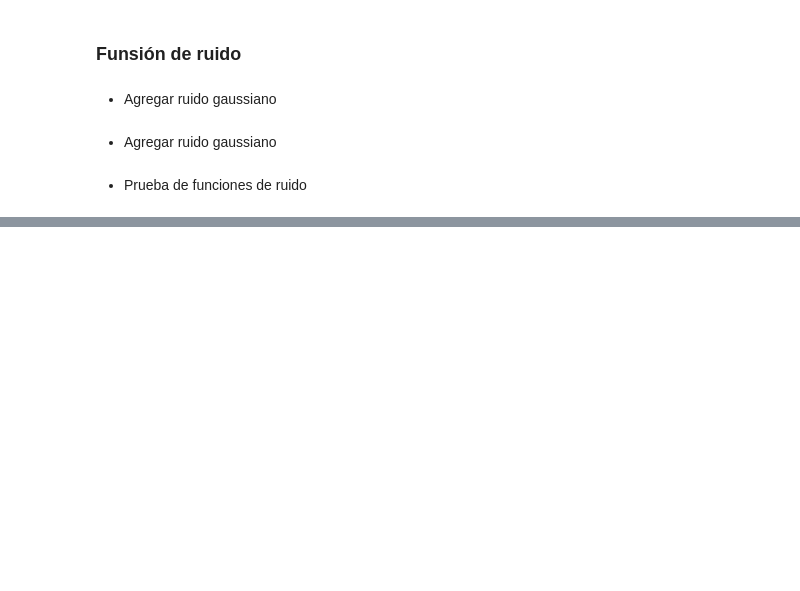
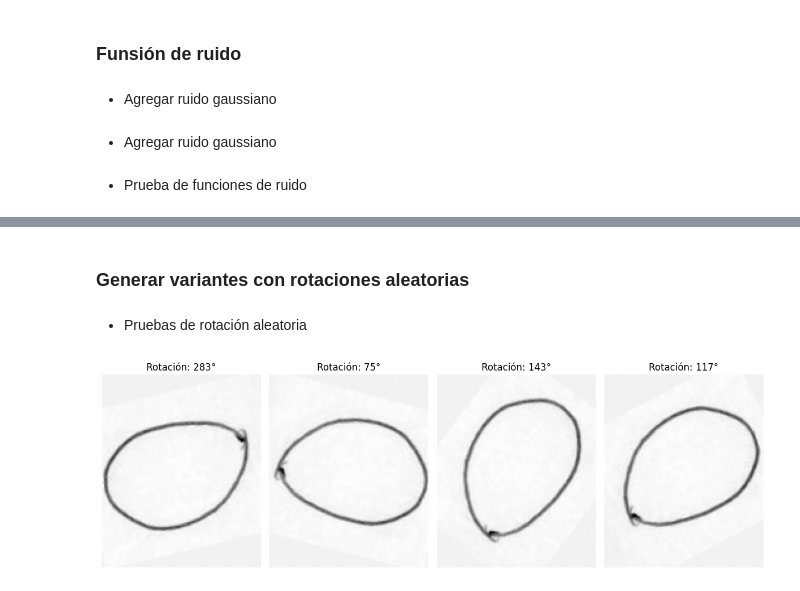
Before and after one commit to FepDev25/Practica-An-lisis-comparativo-de-robustez-entre-Momentos-de-Hu-y-Zernike, a Jupyter notebook: parte1/notebook.ipynb, the cells around one changed output, grey strips where cells are left out. Cells and saved outputs as stored; diff of their text form; code cells hidden in the pictures; blank space fills up the shorter version.

Commit message:
Ft: rotaciones aleatorias

```diff
--- a/parte1/notebook.ipynb
+++ b/parte1/notebook.ipynb
@@ -164,0 +167,48 @@ else:
+# %% [markdown]
+### Generar variantes con rotaciones aleatorias
+# %%
+def rotate_image_randomly(image):
+    # rota la imagen un ángulo aleatorio entre 0 y 360 grados
+    # rellena el fondo con el color predominante de la imagen
+
+    # ángulo aleatorio
+    angle = random.uniform(0, 360)
+
+    # obtener dimensiones y centro
+    h, w = image.shape[:2]
+    center = (w // 2, h // 2)
+
+    # matriz de rotación
+    M = cv2.getRotationMatrix2D(center, angle, 1.0)
+
+    # detectar color de fondo (tomamos el píxel de la esquina superior izquierda)
+    # esto es útil si tus imágenes son dibujos en papel (fondo blanco/gris)
+    bg_color = int(image[0, 0])
+
+    # aplicar la rotación
+    # borderValue usa el color detectado para rellenar lo que queda vacío al girar
+    rotated = cv2.warpAffine(image, M, (w, h), borderValue=bg_color)
+
+    return rotated, angle
+# %% [markdown]
+- Pruebas de rotación aleatoria
+# %%
+if len(sample_images) > 0:
+    test_img_name, test_img = sample_images[0]
+
+    plt.figure(figsize=(12, 4))
+
+    for i in range(4):
+        rotated_img, angle_used = rotate_image_randomly(test_img)
+
+        plt.subplot(1, 4, i+1)
+        plt.imshow(rotated_img, cmap='gray')
+        plt.title(f"Rotación: {int(angle_used)}°")
+        plt.axis('off')
+
+    plt.tight_layout()
+    plt.show()
+else:
+    print("No hay imágenes cargadas para probar.")
+# %% [output]
+[figure, added]
```
Also changed, not shown: parts of 1 cell of this notebook.
